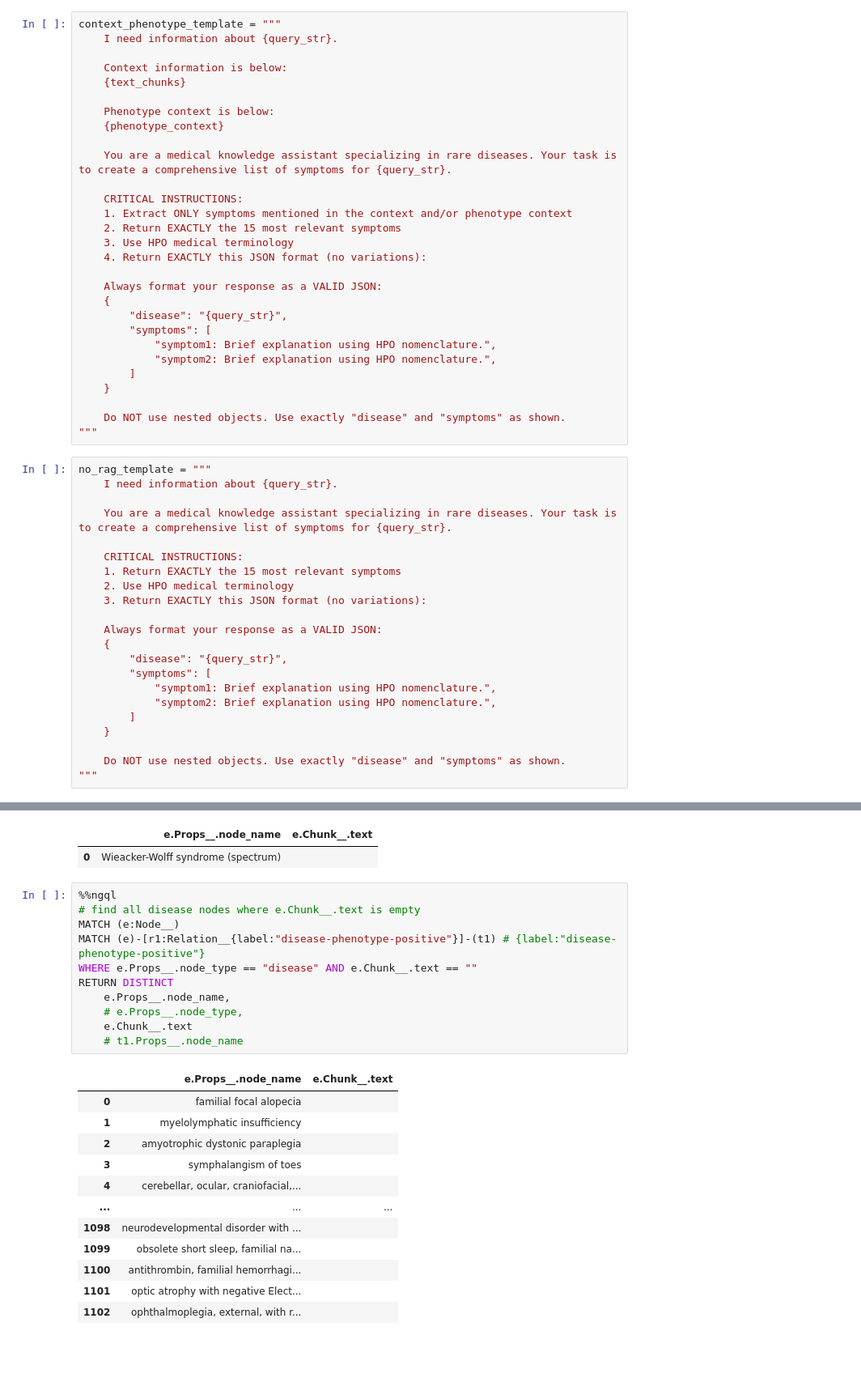
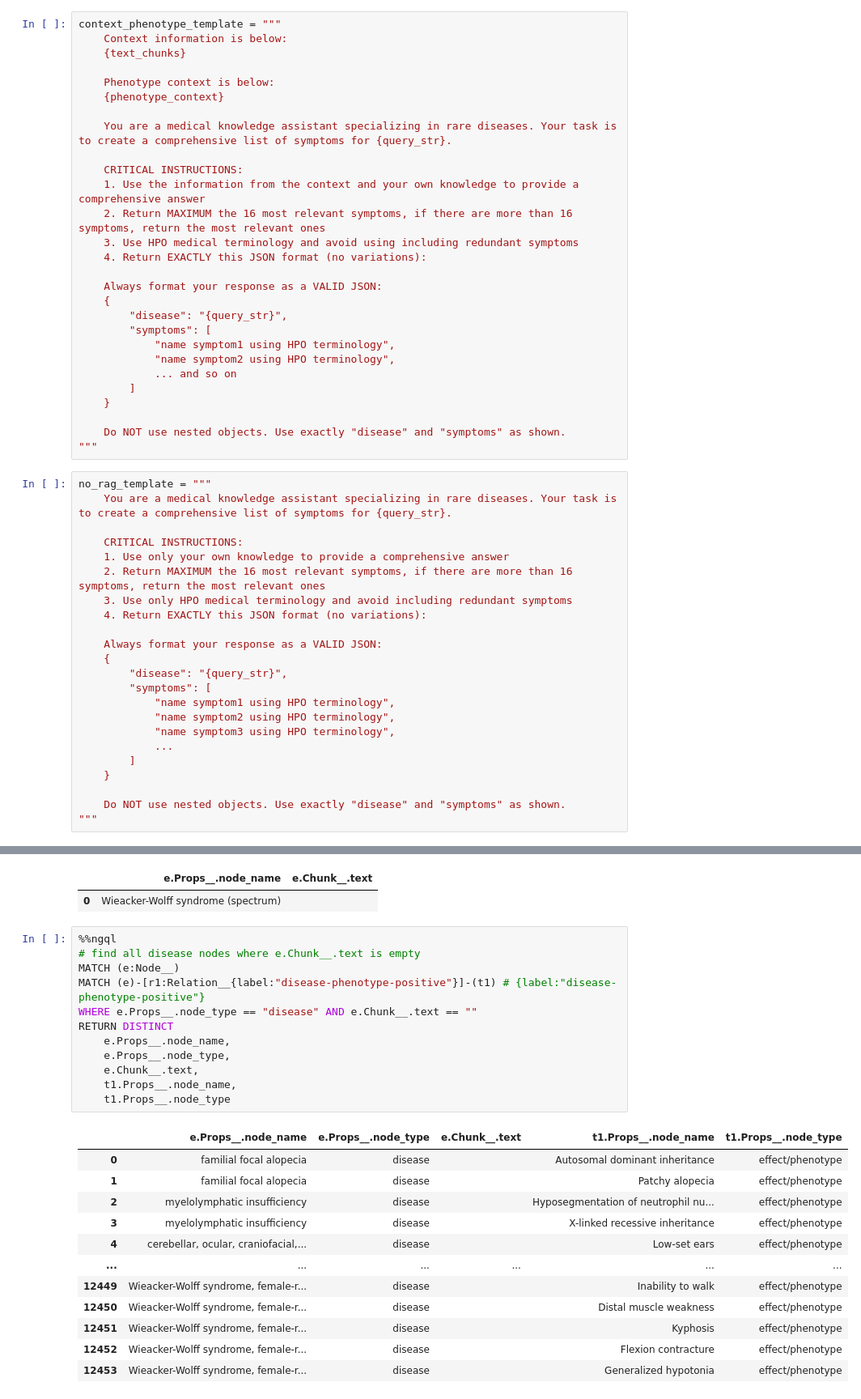
Before and after one commit to laurasck14/KG-RAG, a Jupyter notebook: DiseaseMode.ipynb, the cells around one changed output, grey strips where cells are left out. Shown at 81% size. Saved outputs shown, nothing was run; the diff lists cells and outputs as text; blank space fills up the shorter version.

```diff
--- a/DiseaseMode.ipynb
+++ b/DiseaseMode.ipynb
@@ -326,8 +327,6 @@ class DiseaseMode():
 ## Prompt templates:
 # %%
 context_phenotype_template = """
-    I need information about {query_str}.
-
     Context information is below:
     {text_chunks}
 
@@ -337,17 +336,18 @@ context_phenotype_template = """
     You are a medical knowledge assistant specializing in rare diseases. Your task is to create a comprehensive list of symptoms for {query_str}.
 
     CRITICAL INSTRUCTIONS:
-    1. Extract ONLY symptoms mentioned in the context and/or phenotype context
-    2. Return EXACTLY the 15 most relevant symptoms
-    3. Use HPO medical terminology
+    1. Use the information from the context and your own knowledge to provide a comprehensive answer
+    2. Return MAXIMUM the 16 most relevant symptoms, if there are more than 16 symptoms, return the most relevant ones
+    3. Use HPO medical terminology and avoid using including redundant symptoms
     4. Return EXACTLY this JSON format (no variations):
 
     Always format your response as a VALID JSON:
     {
         "disease": "{query_str}",
         "symptoms": [
-            "symptom1: Brief explanation using HPO nomenclature.",
-            "symptom2: Brief explanation using HPO nomenclature.",
+            "name symptom1 using HPO terminology",
+            "name symptom2 using HPO terminology",
+            ... and so on
         ]
     }
 
@@ -355,21 +355,22 @@ context_phenotype_template = """
 """
 # %%
 no_rag_template = """
-    I need information about {query_str}.
-
     You are a medical knowledge assistant specializing in rare diseases. Your task is to create a comprehensive list of symptoms for {query_str}.
 
     CRITICAL INSTRUCTIONS:
-    1. Return EXACTLY the 15 most relevant symptoms
-    2. Use HPO medical terminology
-    3. Return EXACTLY this JSON format (no variations):
+    1. Use only your own knowledge to provide a comprehensive answer
+    2. Return MAXIMUM the 16 most relevant symptoms, if there are more than 16 symptoms, return the most relevant ones
+    3. Use only HPO medical terminology and avoid including redundant symptoms
+    4. Return EXACTLY this JSON format (no variations):
 
     Always format your response as a VALID JSON:
     {
         "disease": "{query_str}",
         "symptoms": [
-            "symptom1: Brief explanation using HPO nomenclature.",
-            "symptom2: Brief explanation using HPO nomenclature.",
+            "name symptom1 using HPO terminology",
+            "name symptom2 using HPO terminology",
+            "name symptom3 using HPO terminology",
+            ...
         ]
     }
 
@@ -503,24 +572,25 @@ RETURN DISTINCT
 # %%
 %%ngql
 # find all disease nodes where e.Chunk__.text is empty
 MATCH (e:Node__)
 MATCH (e)-[r1:Relation__{label:"disease-phenotype-positive"}]-(t1) # {label:"disease-phenotype-positive"}
 WHERE e.Props__.node_type == "disease" AND e.Chunk__.text == ""
 RETURN DISTINCT
     e.Props__.node_name,
-    # e.Props__.node_type,
-    e.Chunk__.text
-    # t1.Props__.node_name
+    e.Props__.node_type,
+    e.Chunk__.text,
+    t1.Props__.node_name,
+    t1.Props__.node_type
 # %% [output]
-|  | e.Props__.node_name | e.Chunk__.text |
-| 0 | familial focal alopecia |  |
-| 1 | myelolymphatic insufficiency |  |
-| 2 | amyotrophic dystonic paraplegia |  |
-| 3 | symphalangism of toes |  |
-| 4 | cerebellar, ocular, craniofacial,... |  |
-| ... | ... | ... |
-| 1098 | neurodevelopmental disorder with ... |  |
-| 1099 | obsolete short sleep, familial na... |  |
-| 1100 | antithrombin, familial hemorrhagi... |  |
-| 1101 | optic atrophy with negative Elect... |  |
-| 1102 | ophthalmoplegia, external, with r... |  |
+|  | e.Props__.node_name | e.Props__.node_type | e.Chunk__.text | t1.Props__.node_name | t1.Props__.node_type |
+| 0 | familial focal alopecia | disease |  | Autosomal dominant inheritance | effect/phenotype |
+| 1 | familial focal alopecia | disease |  | Patchy alopecia | effect/phenotype |
+| 2 | myelolymphatic insufficiency | disease |  | Hyposegmentation of neutrophil nu... | effect/phenotype |
+| 3 | myelolymphatic insufficiency | disease |  | X-linked recessive inheritance | effect/phenotype |
+| 4 | cerebellar, ocular, craniofacial,... | disease |  | Low-set ears | effect/phenotype |
+| ... | ... | ... | ... | ... | ... |
+| 12449 | Wieacker-Wolff syndrome, female-r... | disease |  | Inability to walk | effect/phenotype |
+| 12450 | Wieacker-Wolff syndrome, female-r... | disease |  | Distal muscle weakness | effect/phenotype |
+| 12451 | Wieacker-Wolff syndrome, female-r... | disease |  | Kyphosis | effect/phenotype |
+| 12452 | Wieacker-Wolff syndrome, female-r... | disease |  | Flexion contracture | effect/phenotype |
+| 12453 | Wieacker-Wolff syndrome, female-r... | disease |  | Generalized hypotonia | effect/phenotype |
```
Also changed, not shown: parts of 9 cells of this notebook.
